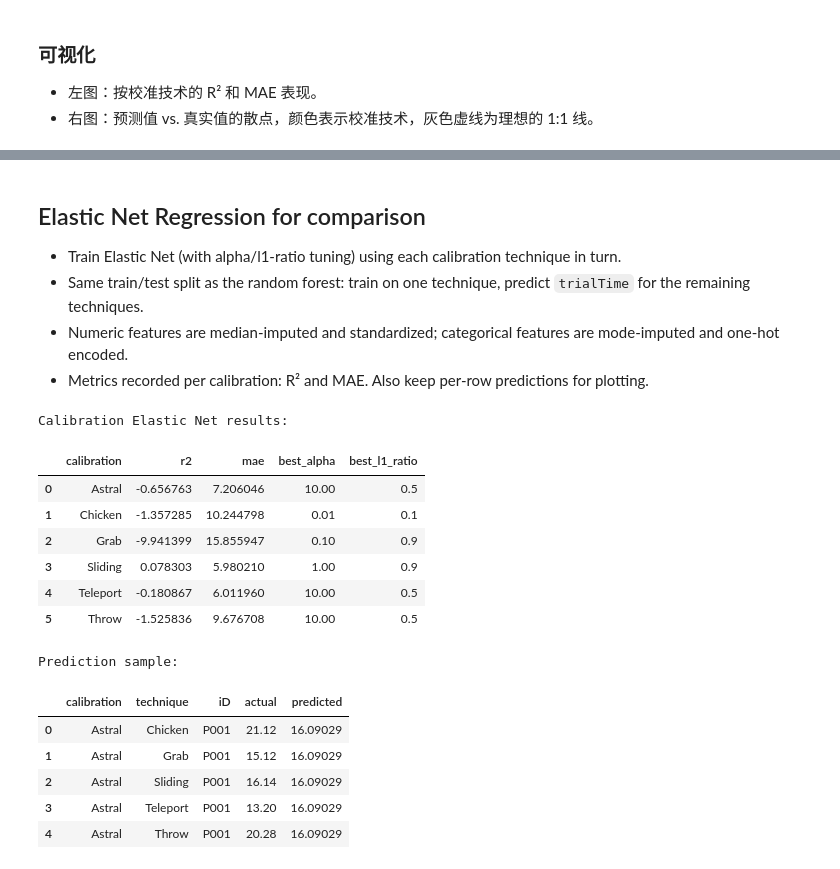
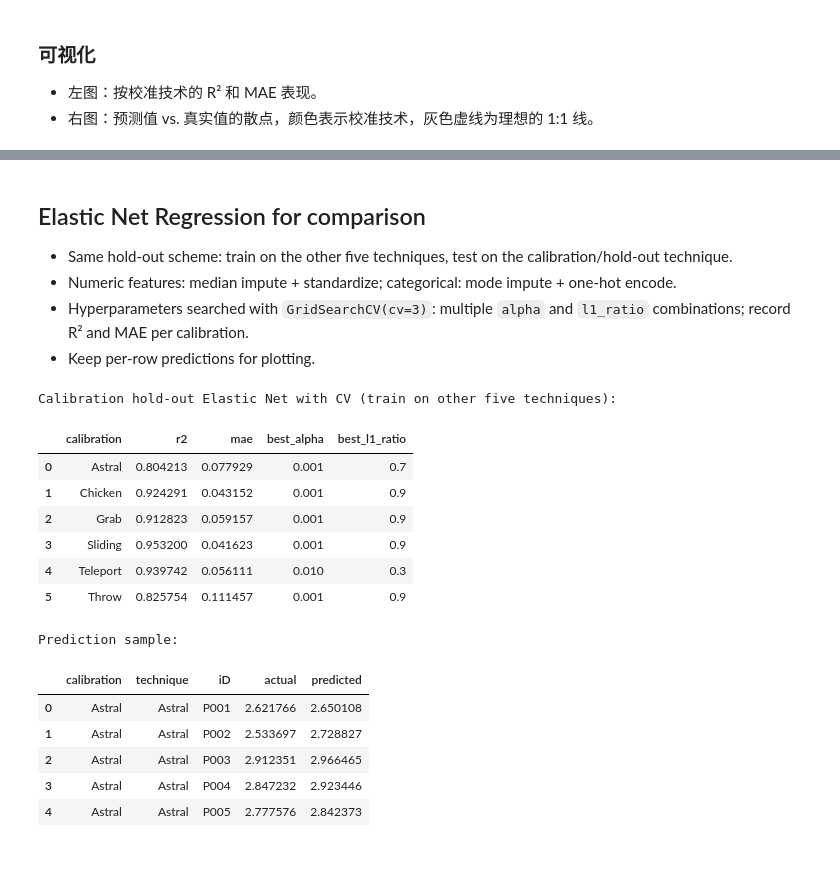
Before and after one commit to A-l-an/IOTA5002-Data-driven-Modeling-Final, a Jupyter notebook: data_cleaning.ipynb, the cells around one changed output, grey strips where cells are left out. Cells and saved outputs as stored; diff of their text form; code cells hidden in the pictures.

```diff
--- a/data_cleaning.ipynb
+++ b/data_cleaning.ipynb
@@ -152,15 +159,18 @@ hand_cols = [
 
 head_cols = ["headTotalDistance", "headExtent"]
 
-chicken_mask = clean_df["technique"] == "Chicken"
-clean_df.loc[chicken_mask, hand_cols] = np.nan
+if not skip_feature_engineering:
+    chicken_mask = clean_df["technique"] == "Chicken"
+    clean_df.loc[chicken_mask, hand_cols] = np.nan
 
-head_mask = clean_df["technique"].isin(["Astral", "Grab", "Sliding", "Teleport", "Throw"])
-clean_df.loc[head_mask, head_cols] = np.nan
+    head_mask = clean_df["technique"].isin(["Astral", "Grab", "Sliding", "Teleport", "Throw"])
+    clean_df.loc[head_mask, head_cols] = np.nan
 
-print("Applied technique-specific blanking:")
-print(f"Hand columns blanked for Chicken rows: {chicken_mask.sum()} rows")
-print(f"Head columns blanked for Astral/Grab/Sliding/Teleport/Throw rows: {head_mask.sum()} rows")
+    print("Applied technique-specific blanking:")
+    print(f"Hand columns blanked for Chicken rows: {chicken_mask.sum()} rows")
+    print(f"Head columns blanked for Astral/Grab/Sliding/Teleport/Throw rows: {head_mask.sum()} rows")
+else:
+    print("Skipping technique-specific blanking; keeping all features.")
 
 clean_df.head()
 # %% [output]
@@ -195,3 +243,11 @@ Dropped 7 unnamed column(s): ['Unnamed: 26', 'Unnamed: 27', 'Unnamed: 28', 'Unna
+# %%
+from sklearn.model_selection import StratifiedKFold
+
+def get_stratified_cv(y, n_splits=3, random_state=42):
+    # Bin targets for stratification; duplicates='drop' handles small unique counts
+    bins = pd.qcut(y, q=min(5, len(y)), duplicates='drop').astype(str)  # cast intervals to labels for sklearn
+    skf = StratifiedKFold(n_splits=n_splits, shuffle=True, random_state=random_state)
+    return list(skf.split(np.zeros(len(y)), bins))
 # %% [markdown]
 ### 特征选择：递归特征消除（RFE） + 线性回归
 - 使用 sklearn 的 `RFE`（对应 R 中 caret 的 RFE 功能）并选择线性回归作为估计器。
@@ -409,9 +474,9 @@ plt.show()
 # %% [markdown]
 ## Elastic Net Regression for comparison
-- Train Elastic Net (with alpha/l1-ratio tuning) using each calibration technique in turn.
-- Same train/test split as the random forest: train on one technique, predict `trialTime` for the remaining techniques.
-- Numeric features are median-imputed and standardized; categorical features are mode-imputed and one-hot encoded.
-- Metrics recorded per calibration: R² and MAE. Also keep per-row predictions for plotting.
+- Same hold-out scheme: train on the other five techniques, test on the calibration/hold-out technique.
+- Numeric features: median impute + standardize; categorical: mode impute + one-hot encode.
+- Hyperparameters searched with `GridSearchCV(cv=3)`: multiple `alpha` and `l1_ratio` combinations; record R² and MAE per calibration.
+- Keep per-row predictions for plotting.
 # %%
 from sklearn.linear_model import ElasticNet
 from sklearn.model_selection import GridSearchCV
@@ -419,17 +484,19 @@ from sklearn.preprocessing import StandardScaler
 
 enet_results = []
 enet_prediction_rows = []
+enet_cv_rows = []
 
-alpha_grid = [0.01, 0.1, 1.0, 10.0]
-l1_grid = [0.1, 0.5, 0.9]
+alpha_grid = [0.001, 0.01, 0.1, 1.0, 10.0]
+l1_grid = [0.1, 0.3, 0.5, 0.7, 0.9]
 
 for calibration_tech in techniques:
-    train_df = clean_df[clean_df["technique"] == calibration_tech].dropna(subset=[target_col])
-    test_df = clean_df[clean_df["technique"] != calibration_tech].dropna(subset=[target_col])
+    train_df = clean_df[clean_df["technique"] != calibration_tech].dropna(subset=[target_col])
+    test_df = clean_df[clean_df["technique"] == calibration_tech].dropna(subset=[target_col])
     usable_cols = [c for c in base_feature_cols if not train_df[c].isna().all()]
     X_train = train_df[usable_cols].copy()
     X_test = test_df[usable_cols].copy()
     y_train = train_df[target_col]
+    cv_splits = get_stratified_cv(y_train, n_splits=3)
     y_test = test_df[target_col]
 
     numeric_cols = X_train.select_dtypes(include=[np.number]).columns.tolist()
@@ -454,7 +521,7 @@ for calibration_tech in techniques:
     enet = ElasticNet(max_iter=5000, random_state=42)
     param_grid = {"reg__alpha": alpha_grid, "reg__l1_ratio": l1_grid}
     model = Pipeline([("prep", preprocessor), ("reg", enet)])
-    search = GridSearchCV(model, param_grid=param_grid, cv=3, n_jobs=-1)
+    search = GridSearchCV(model, param_grid=param_grid, cv=cv_splits, n_jobs=-1)
     search.fit(X_train, y_train)
     preds = search.predict(X_test)
 
@@ -463,45 +530,50 @@ for calibration_tech in techniques:
     enet_results.append(
         {
             "calibration": calibration_tech,
             "r2": r2,
             "mae": mae,
             "best_alpha": search.best_params_["reg__alpha"],
             "best_l1_ratio": search.best_params_["reg__l1_ratio"],
         }
     )
 
+    cv_df = pd.DataFrame(search.cv_results_)
+    param_cols = [c for c in cv_df.columns if c.startswith("param_")]
+    enet_cv_rows.append(cv_df[param_cols + ["mean_test_score"]].assign(calibration=calibration_tech))
+
     enet_prediction_rows.append(
         pd.DataFrame(
             {
                 "calibration": calibration_tech,
                 "technique": test_df["technique"].values,
                 "iD": test_df["iD"].values,
                 "actual": y_test.values,
                 "predicted": preds,
             }
         )
     )
 
 enet_summary = pd.DataFrame(enet_results).sort_values("calibration").reset_index(drop=True)
 enet_predictions = pd.concat(enet_prediction_rows, ignore_index=True)
+enet_cv_results = pd.concat(enet_cv_rows, ignore_index=True).assign(model="Elastic Net")
 
-print("Calibration Elastic Net results:")
+print("Calibration hold-out Elastic Net with CV (train on other five techniques):")
 display(enet_summary)
 print("Prediction sample:")
 display(enet_predictions.head())
 # %% [output]
-Calibration Elastic Net results:
+Calibration hold-out Elastic Net with CV (train on other five techniques):
 |  | calibration | r2 | mae | best_alpha | best_l1_ratio |
-| 0 | Astral | -0.656763 | 7.206046 | 10.00 | 0.5 |
-| 1 | Chicken | -1.357285 | 10.244798 | 0.01 | 0.1 |
-| 2 | Grab | -9.941399 | 15.855947 | 0.10 | 0.9 |
-| 3 | Sliding | 0.078303 | 5.980210 | 1.00 | 0.9 |
-| 4 | Teleport | -0.180867 | 6.011960 | 10.00 | 0.5 |
-| 5 | Throw | -1.525836 | 9.676708 | 10.00 | 0.5 |
+| 0 | Astral | 0.804213 | 0.077929 | 0.001 | 0.7 |
+| 1 | Chicken | 0.924291 | 0.043152 | 0.001 | 0.9 |
+| 2 | Grab | 0.912823 | 0.059157 | 0.001 | 0.9 |
+| 3 | Sliding | 0.953200 | 0.041623 | 0.001 | 0.9 |
+| 4 | Teleport | 0.939742 | 0.056111 | 0.010 | 0.3 |
+| 5 | Throw | 0.825754 | 0.111457 | 0.001 | 0.9 |
 Prediction sample:
 |  | calibration | technique | iD | actual | predicted |
-| 0 | Astral | Chicken | P001 | 21.12 | 16.09029 |
-| 1 | Astral | Grab | P001 | 15.12 | 16.09029 |
-| 2 | Astral | Sliding | P001 | 16.14 | 16.09029 |
-| 3 | Astral | Teleport | P001 | 13.20 | 16.09029 |
-| 4 | Astral | Throw | P001 | 20.28 | 16.09029 |
+| 0 | Astral | Astral | P001 | 2.621766 | 2.650108 |
+| 1 | Astral | Astral | P002 | 2.533697 | 2.728827 |
+| 2 | Astral | Astral | P003 | 2.912351 | 2.966465 |
+| 3 | Astral | Astral | P004 | 2.847232 | 2.923446 |
+| 4 | Astral | Astral | P005 | 2.777576 | 2.842373 |
```
Also changed, not shown: parts of 21 cells of this notebook, 2 other files.
